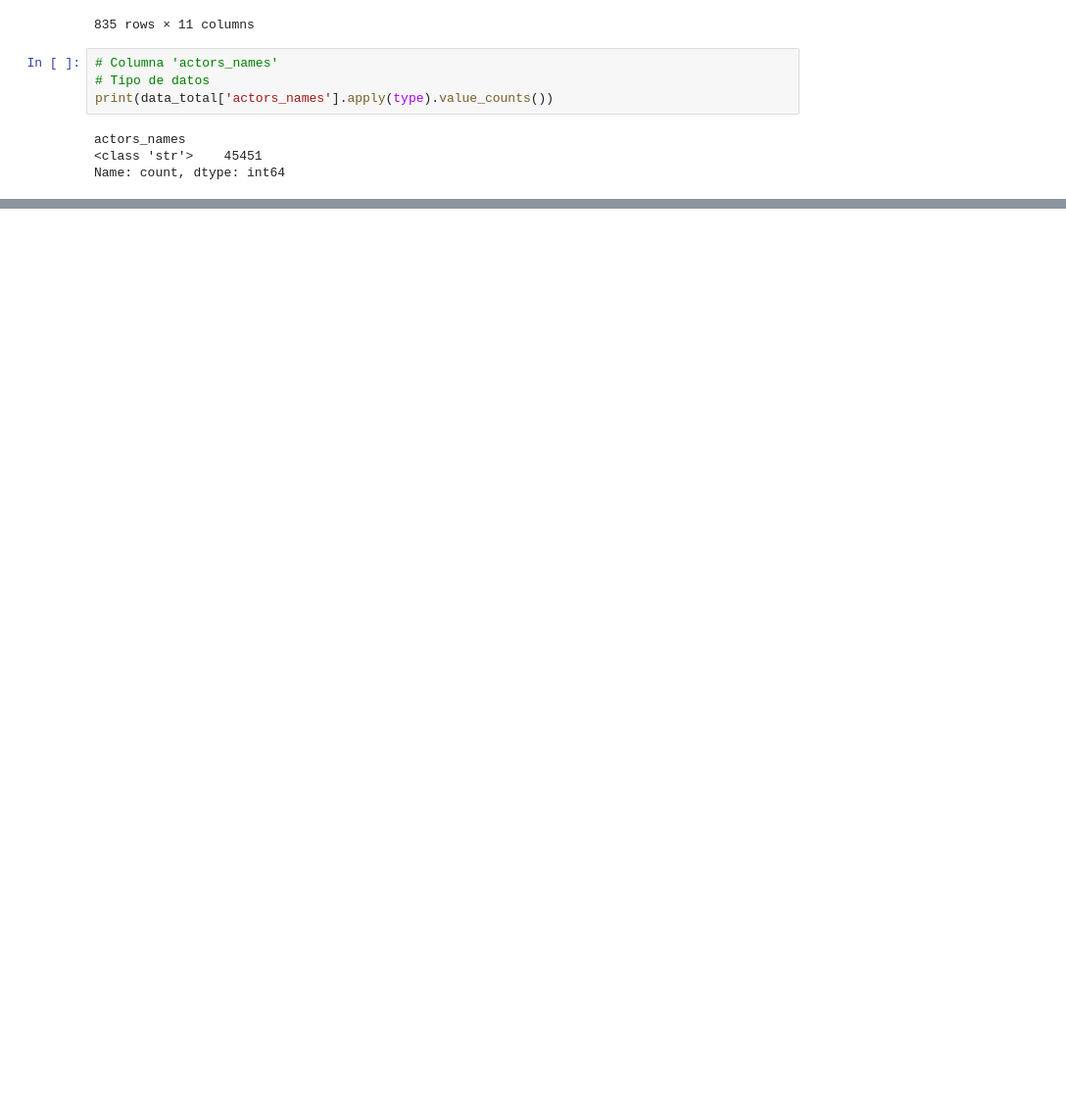
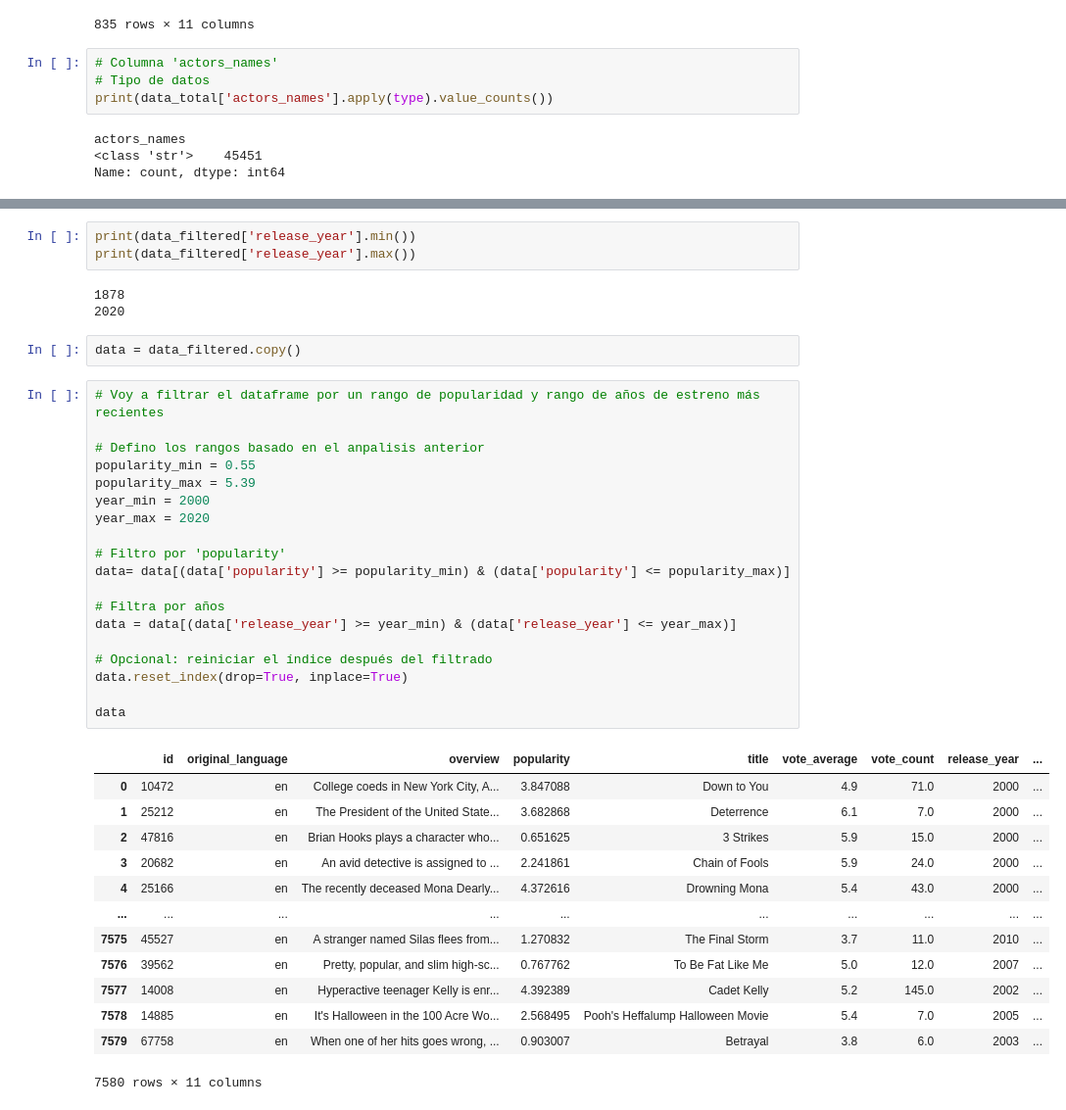
Before and after one commit to JulietaTrimarchi/primer-proyecto, a Jupyter notebook: EDA_modelo.ipynb, the cells around one changed output, grey strips where cells are left out. Shown at 98% size. Drawn from its saved outputs; the diff is of its cells as text; blank space fills up the shorter version.

```diff
--- a/EDA_modelo.ipynb
+++ b/EDA_modelo.ipynb
@@ -485,0 +576,41 @@ Filas con cadenas vacías en 'actors_names':
+# %%
+print(data_filtered['release_year'].min())
+print(data_filtered['release_year'].max())
+# %% [output]
+1878
+2020
+# %%
+data = data_filtered.copy()
+# %%
+# Voy a filtrar el dataframe por un rango de popularidad y rango de años de estreno más recientes
+
+# Defino los rangos basado en el anpalisis anterior
+popularity_min = 0.55
+popularity_max = 5.39
+year_min = 2000
+year_max = 2020
+
+# Filtro por 'popularity'
+data= data[(data['popularity'] >= popularity_min) & (data['popularity'] <= popularity_max)]
+
+# Filtra por años
+data = data[(data['release_year'] >= year_min) & (data['release_year'] <= year_max)]
+
+# Opcional: reiniciar el índice después del filtrado
+data.reset_index(drop=True, inplace=True)
+
+data
+# %% [output]
+|  | id | original_language | overview | popularity | title | vote_average | vote_count | release_year | ... |
+| 0 | 10472 | en | College coeds in New York City, A... | 3.847088 | Down to You | 4.9 | 71.0 | 2000 | ... |
+| 1 | 25212 | en | The President of the United State... | 3.682868 | Deterrence | 6.1 | 7.0 | 2000 | ... |
+| 2 | 47816 | en | Brian Hooks plays a character who... | 0.651625 | 3 Strikes | 5.9 | 15.0 | 2000 | ... |
+| 3 | 20682 | en | An avid detective is assigned to ... | 2.241861 | Chain of Fools | 5.9 | 24.0 | 2000 | ... |
+| 4 | 25166 | en | The recently deceased Mona Dearly... | 4.372616 | Drowning Mona | 5.4 | 43.0 | 2000 | ... |
+| ... | ... | ... | ... | ... | ... | ... | ... | ... | ... |
+| 7575 | 45527 | en | A stranger named Silas flees from... | 1.270832 | The Final Storm | 3.7 | 11.0 | 2010 | ... |
+| 7576 | 39562 | en | Pretty, popular, and slim high-sc... | 0.767762 | To Be Fat Like Me | 5.0 | 12.0 | 2007 | ... |
+| 7577 | 14008 | en | Hyperactive teenager Kelly is enr... | 4.392389 | Cadet Kelly | 5.2 | 145.0 | 2002 | ... |
+| 7578 | 14885 | en | It's Halloween in the 100 Acre Wo... | 2.568495 | Pooh's Heffalump Halloween Movie | 5.4 | 7.0 | 2005 | ... |
+| 7579 | 67758 | en | When one of her hits goes wrong, ... | 0.903007 | Betrayal | 3.8 | 6.0 | 2003 | ... |
+7580 rows × 11 columns
```
Also changed, not shown: parts of 14 cells of this notebook.
